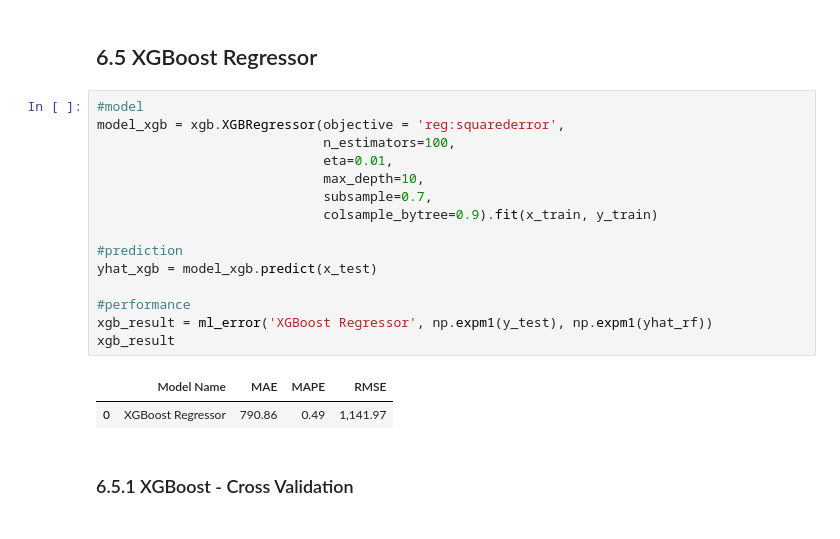
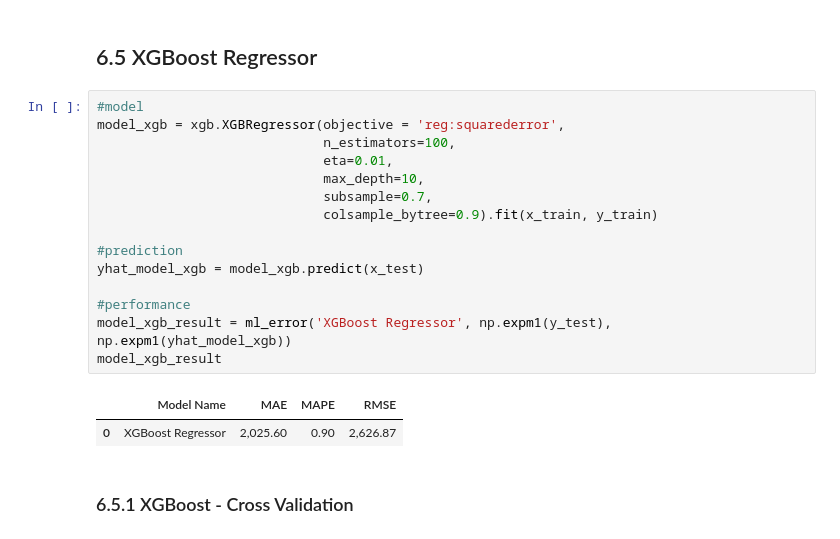
Before and after one commit to giovannadias/big_mart_sales_prediction, a Jupyter notebook: v01_big_mart_sales_prediction.ipynb, the cells around one changed output. Cells and saved outputs as stored; diff of their text form.

```diff
--- a/v01_big_mart_sales_prediction.ipynb
+++ b/v01_big_mart_sales_prediction.ipynb
@@ -988,21 +944,21 @@ rf_cv
 # %%
 #model
 model_xgb = xgb.XGBRegressor(objective = 'reg:squarederror',
                              n_estimators=100,
                              eta=0.01,
                              max_depth=10,
                              subsample=0.7,
                              colsample_bytree=0.9).fit(x_train, y_train)
 
 #prediction
-yhat_xgb = model_xgb.predict(x_test)
+yhat_model_xgb = model_xgb.predict(x_test)
 
 #performance
-xgb_result = ml_error('XGBoost Regressor', np.expm1(y_test), np.expm1(yhat_rf))
-xgb_result
+model_xgb_result = ml_error('XGBoost Regressor', np.expm1(y_test), np.expm1(yhat_model_xgb))
+model_xgb_result
 # %% [output]
 |  | Model Name | MAE | MAPE | RMSE |
-| 0 | XGBoost Regressor | 790.86 | 0.49 | 1,141.97 |
+| 0 | XGBoost Regressor | 2,025.60 | 0.90 | 2,626.87 |
 # %% [markdown]
 ### 6.5.1 XGBoost - Cross Validation
 # %%
```
Also changed, not shown: parts of 68 cells of this notebook, 22 other files.
